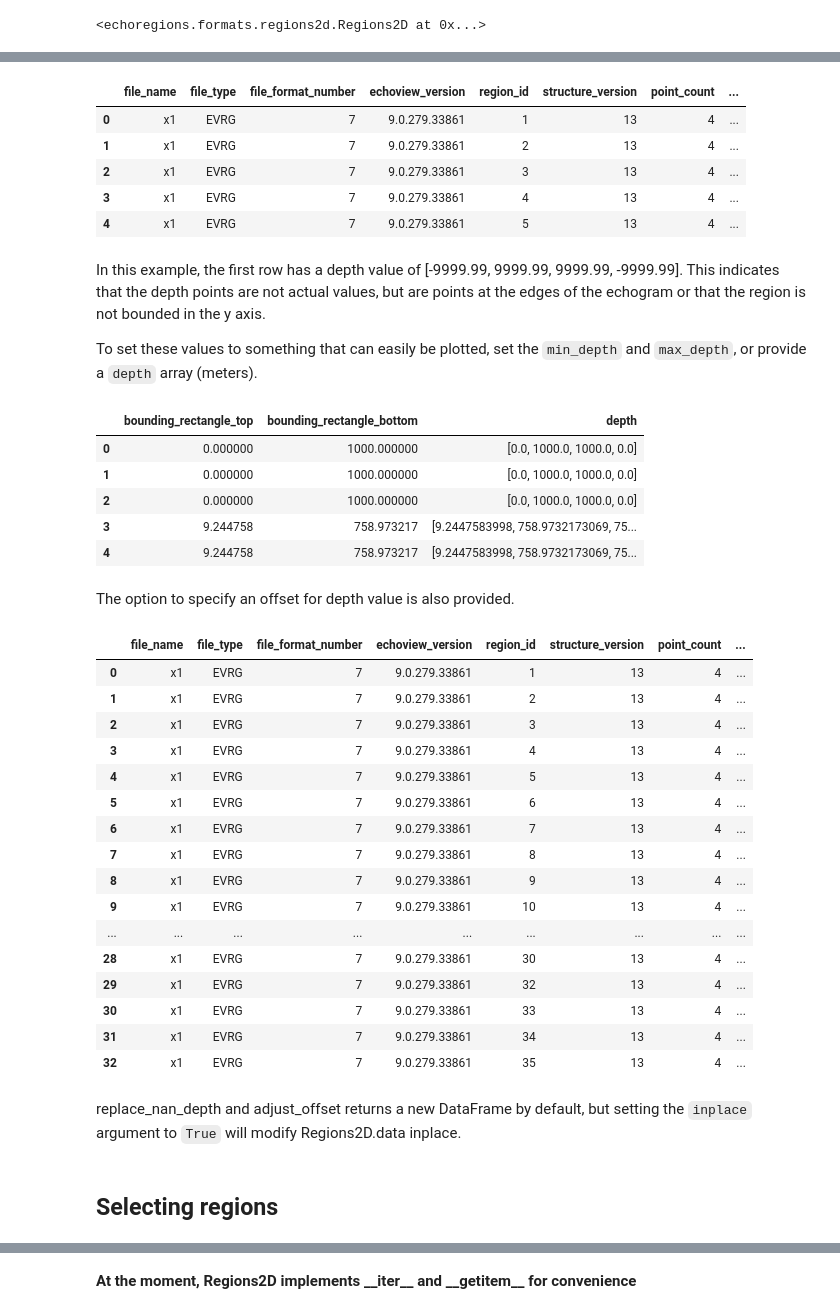
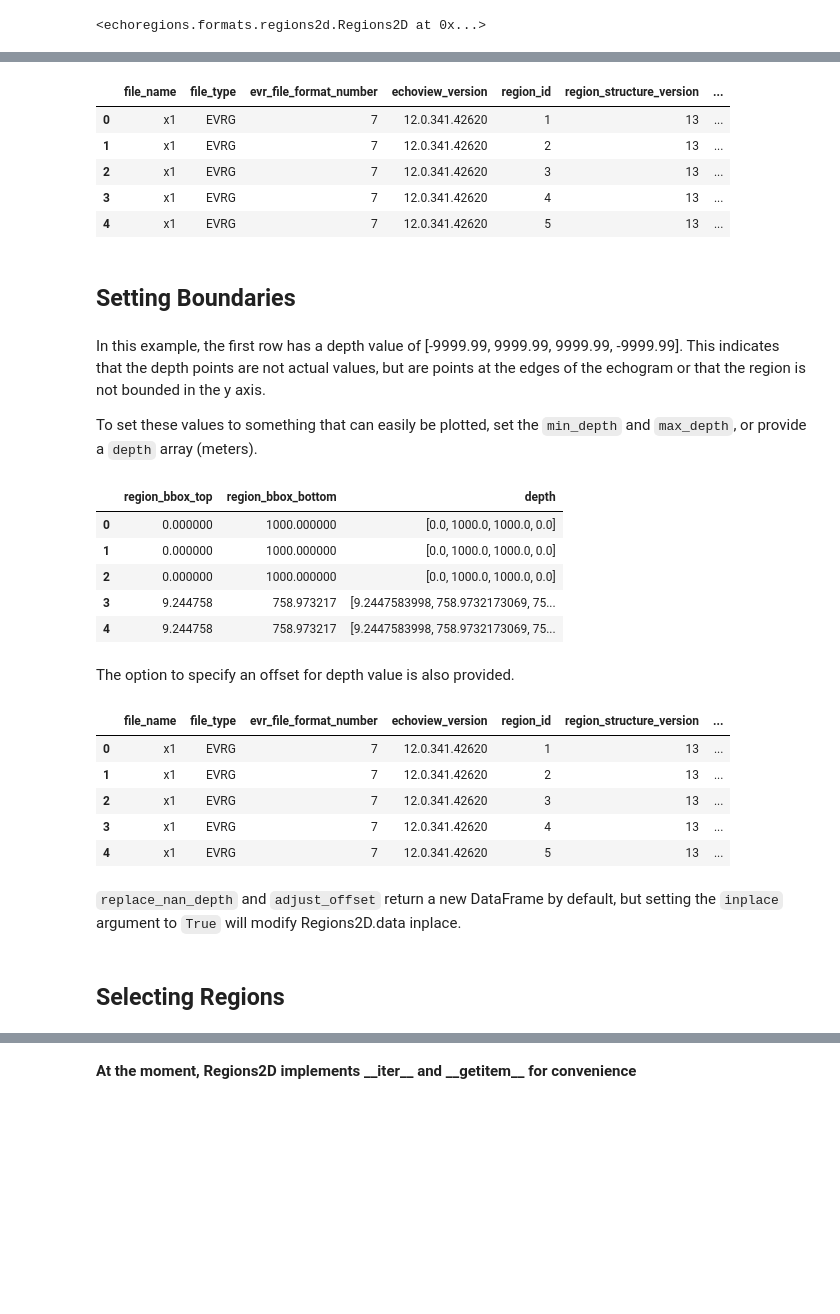
Before and after one commit to OSOceanAcoustics/echoregions, a Jupyter notebook: notebooks/Regions2D_functions.ipynb, the cells around one changed output, grey strips where cells are left out. Drawn from its saved outputs; the diff is of its cells as text; code cells hidden in the pictures; blank space fills up the shorter version.

```diff
--- a/notebooks/Regions2D_functions.ipynb
+++ b/notebooks/Regions2D_functions.ipynb
@@ -27,5 +41,7 @@ raw_files = list(raw_paths.glob('*.nc'))
+# %%
+EVR_FILE = 'x1.evr'
 # %%
-r2d = er.read_evr(evr_files[0])
+r2d = er.read_evr(EVR_FILE)
 r2d
 # %% [output]
 <echoregions.formats.regions2d.Regions2D at 0x...>
@@ -38,12 +54,14 @@ r2d.input_file
 # Data is stored as a Pandas DataFrame in 'data'
 r2d.data.head()
 # %% [output]
-|  | file_name | file_type | file_format_number | echoview_version | region_id | structure_version | point_count | ... |
-| 0 | x1 | EVRG | 7 | 9.0.279.33861 | 1 | 13 | 4 | ... |
-| 1 | x1 | EVRG | 7 | 9.0.279.33861 | 2 | 13 | 4 | ... |
-| 2 | x1 | EVRG | 7 | 9.0.279.33861 | 3 | 13 | 4 | ... |
-| 3 | x1 | EVRG | 7 | 9.0.279.33861 | 4 | 13 | 4 | ... |
-| 4 | x1 | EVRG | 7 | 9.0.279.33861 | 5 | 13 | 4 | ... |
+|  | file_name | file_type | evr_file_format_number | echoview_version | region_id | region_structure_version | ... |
+| 0 | x1 | EVRG | 7 | 12.0.341.42620 | 1 | 13 | ... |
+| 1 | x1 | EVRG | 7 | 12.0.341.42620 | 2 | 13 | ... |
+| 2 | x1 | EVRG | 7 | 12.0.341.42620 | 3 | 13 | ... |
+| 3 | x1 | EVRG | 7 | 12.0.341.42620 | 4 | 13 | ... |
+| 4 | x1 | EVRG | 7 | 12.0.341.42620 | 5 | 13 | ... |
+# %% [markdown]
+## Setting Boundaries
 # %% [markdown]
 In this example, the first row has a depth value of [-9999.99, 9999.99, 9999.99, -9999.99].
 This indicates that the depth points are not actual values, but are points at the edges of the echogram or that the region is not bounded in the y axis.
@@ -52,9 +70,9 @@ To set these values to something that can easily be plotted, set the `min_depth`
 # %%
 r2d.min_depth = 0
 r2d.max_depth = 1000
-r2d.replace_nan_depth().head()[['bounding_rectangle_top', 'bounding_rectangle_bottom', 'depth']]
+r2d.replace_nan_depth().head()[['region_bbox_top', 'region_bbox_bottom', 'depth']]
 # %% [output]
-|  | bounding_rectangle_top | bounding_rectangle_bottom | depth |
+|  | region_bbox_top | region_bbox_bottom | depth |
 | 0 | 0.000000 | 1000.000000 | [0.0, 1000.0, 1000.0, 0.0] |
 | 1 | 0.000000 | 1000.000000 | [0.0, 1000.0, 1000.0, 0.0] |
 | 2 | 0.000000 | 1000.000000 | [0.0, 1000.0, 1000.0, 0.0] |
@@ -64,30 +82,19 @@ r2d.replace_nan_depth().head()[['bounding_rectangle_top', 'bounding_rectangle_bo
 The option to specify an offset for depth value is also provided.
 # %%
 r2d.offset = 4
-r2d.adjust_offset()
+r2d.adjust_offset().head()
 # %% [output]
-|  | file_name | file_type | file_format_number | echoview_version | region_id | structure_version | point_count | ... |
-| 0 | x1 | EVRG | 7 | 9.0.279.33861 | 1 | 13 | 4 | ... |
-| 1 | x1 | EVRG | 7 | 9.0.279.33861 | 2 | 13 | 4 | ... |
-| 2 | x1 | EVRG | 7 | 9.0.279.33861 | 3 | 13 | 4 | ... |
-| 3 | x1 | EVRG | 7 | 9.0.279.33861 | 4 | 13 | 4 | ... |
-| 4 | x1 | EVRG | 7 | 9.0.279.33861 | 5 | 13 | 4 | ... |
-| 5 | x1 | EVRG | 7 | 9.0.279.33861 | 6 | 13 | 4 | ... |
-| 6 | x1 | EVRG | 7 | 9.0.279.33861 | 7 | 13 | 4 | ... |
-| 7 | x1 | EVRG | 7 | 9.0.279.33861 | 8 | 13 | 4 | ... |
-| 8 | x1 | EVRG | 7 | 9.0.279.33861 | 9 | 13 | 4 | ... |
-| 9 | x1 | EVRG | 7 | 9.0.279.33861 | 10 | 13 | 4 | ... |
-| ... | ... | ... | ... | ... | ... | ... | ... | ... |
-| 28 | x1 | EVRG | 7 | 9.0.279.33861 | 30 | 13 | 4 | ... |
-| 29 | x1 | EVRG | 7 | 9.0.279.33861 | 32 | 13 | 4 | ... |
-| 30 | x1 | EVRG | 7 | 9.0.279.33861 | 33 | 13 | 4 | ... |
-| 31 | x1 | EVRG | 7 | 9.0.279.33861 | 34 | 13 | 4 | ... |
-| 32 | x1 | EVRG | 7 | 9.0.279.33861 | 35 | 13 | 4 | ... |
+|  | file_name | file_type | evr_file_format_number | echoview_version | region_id | region_structure_version | ... |
+| 0 | x1 | EVRG | 7 | 12.0.341.42620 | 1 | 13 | ... |
+| 1 | x1 | EVRG | 7 | 12.0.341.42620 | 2 | 13 | ... |
+| 2 | x1 | EVRG | 7 | 12.0.341.42620 | 3 | 13 | ... |
+| 3 | x1 | EVRG | 7 | 12.0.341.42620 | 4 | 13 | ... |
+| 4 | x1 | EVRG | 7 | 12.0.341.42620 | 5 | 13 | ... |
 # %% [markdown]
-replace_nan_depth and adjust_offset returns a new DataFrame by default, but setting the `inplace`
+`replace_nan_depth` and `adjust_offset` return a new DataFrame by default, but setting the `inplace`
 argument to `True` will modify Regions2D.data inplace.
 # %% [markdown]
-## Selecting regions
+## Selecting Regions
 # %%
 # A region can be selected by region id with a single region_id value
 r2d.select_region(12)
```
Also changed, not shown: parts of 43 cells of this notebook.
